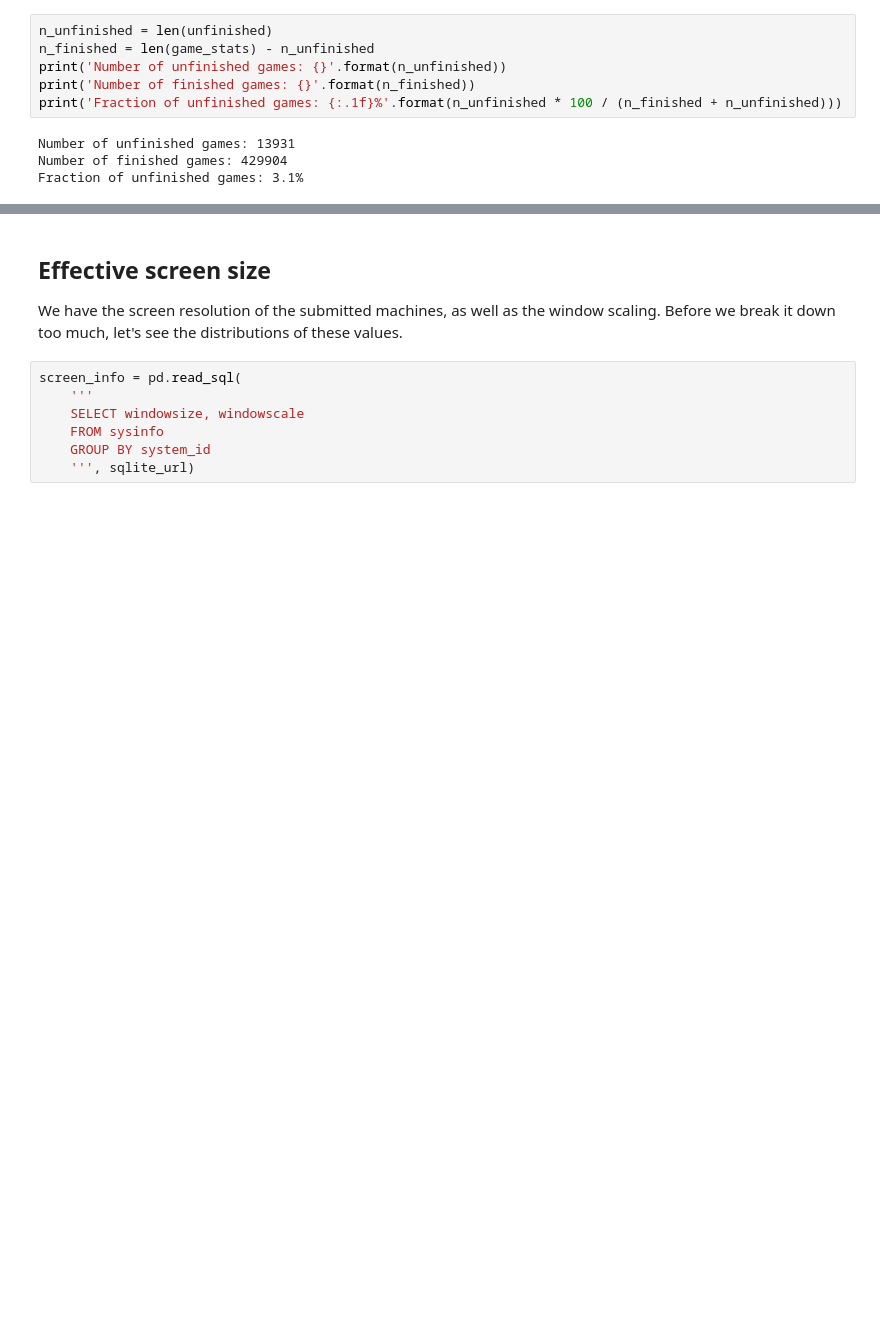
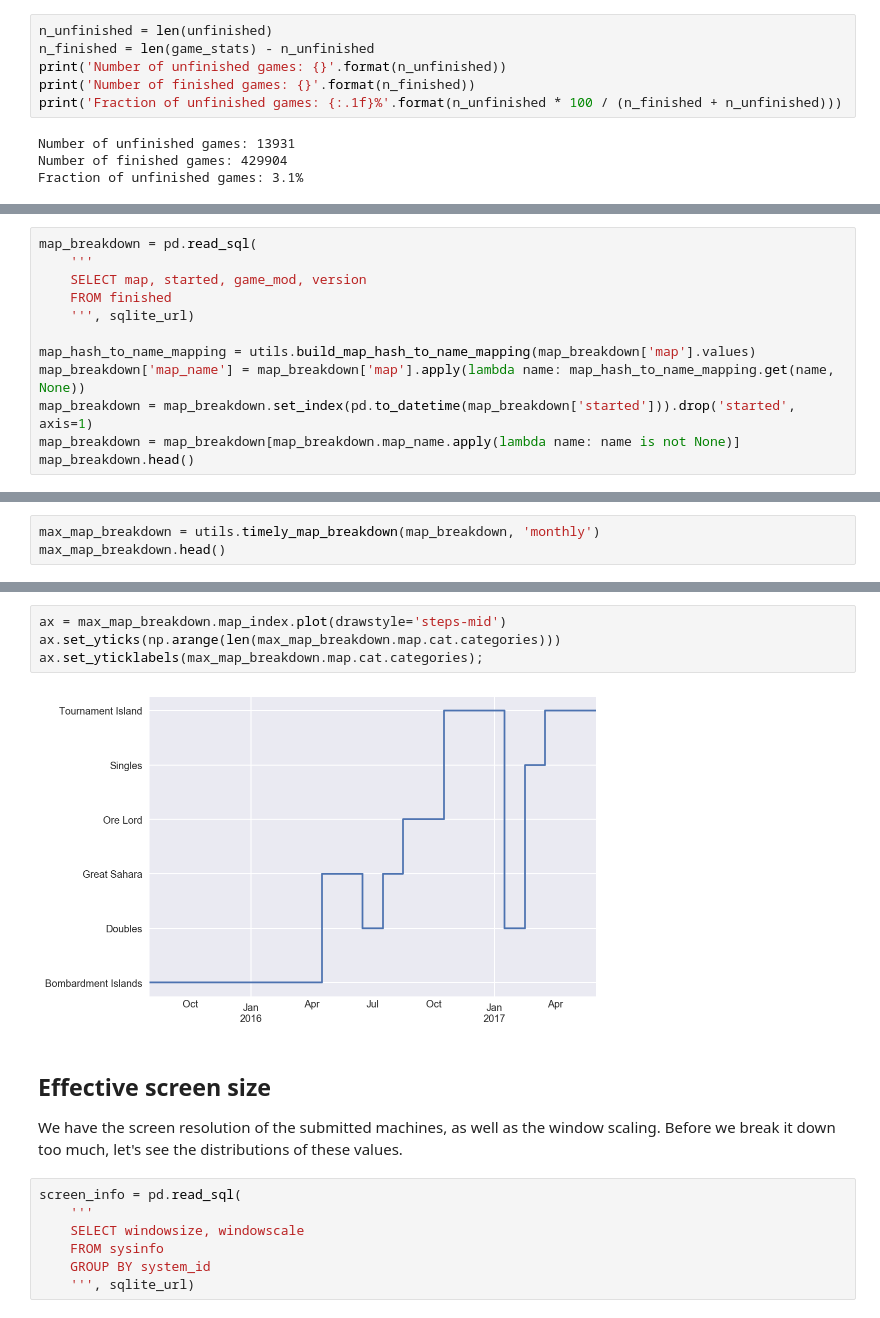
Before and after one commit to mindriot101/openra-analysis, a Jupyter notebook: new_ideas.ipynb, the cells around one changed output, grey strips where cells are left out. Cells and saved outputs as stored; diff of their text form; blank space fills up the shorter version.

Commit message:
Include most popular map breakdown

```diff
--- a/new_ideas.ipynb
+++ b/new_ideas.ipynb
@@ -228,0 +237,12 @@ Fraction of unfinished games: 3.1%
+# %%
+map_breakdown = pd.read_sql(
+    '''
+    SELECT map, started, game_mod, version
+    FROM finished
+    ''', sqlite_url)
+
+map_hash_to_name_mapping = utils.build_map_hash_to_name_mapping(map_breakdown['map'].values)
+map_breakdown['map_name'] = map_breakdown['map'].apply(lambda name: map_hash_to_name_mapping.get(name, None))
+map_breakdown = map_breakdown.set_index(pd.to_datetime(map_breakdown['started'])).drop('started', axis=1)
+map_breakdown = map_breakdown[map_breakdown.map_name.apply(lambda name: name is not None)]
+map_breakdown.head()
@@ -228,0 +257,3 @@ Fraction of unfinished games: 3.1%
+# %%
+max_map_breakdown = utils.timely_map_breakdown(map_breakdown, 'monthly')
+max_map_breakdown.head()
@@ -229,3 +267,9 @@ Fraction of unfinished games: 3.1%
+# %%
+ax = max_map_breakdown.map_index.plot(drawstyle='steps-mid')
+ax.set_yticks(np.arange(len(max_map_breakdown.map.cat.categories)))
+ax.set_yticklabels(max_map_breakdown.map.cat.categories);
+# %% [output]
+[figure, added]
 # %% [markdown]
 ## Effective screen size
 
```
Also changed, not shown: parts of 4 cells of this notebook, 1 other file.
